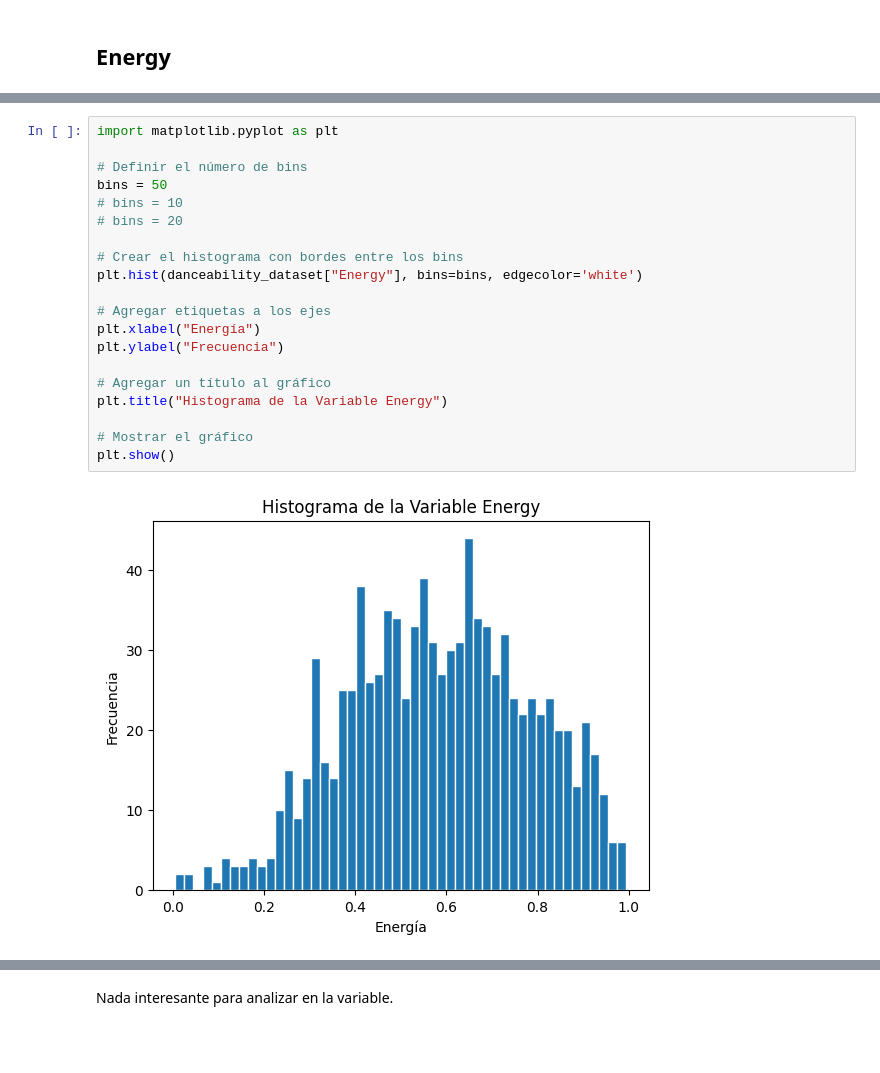
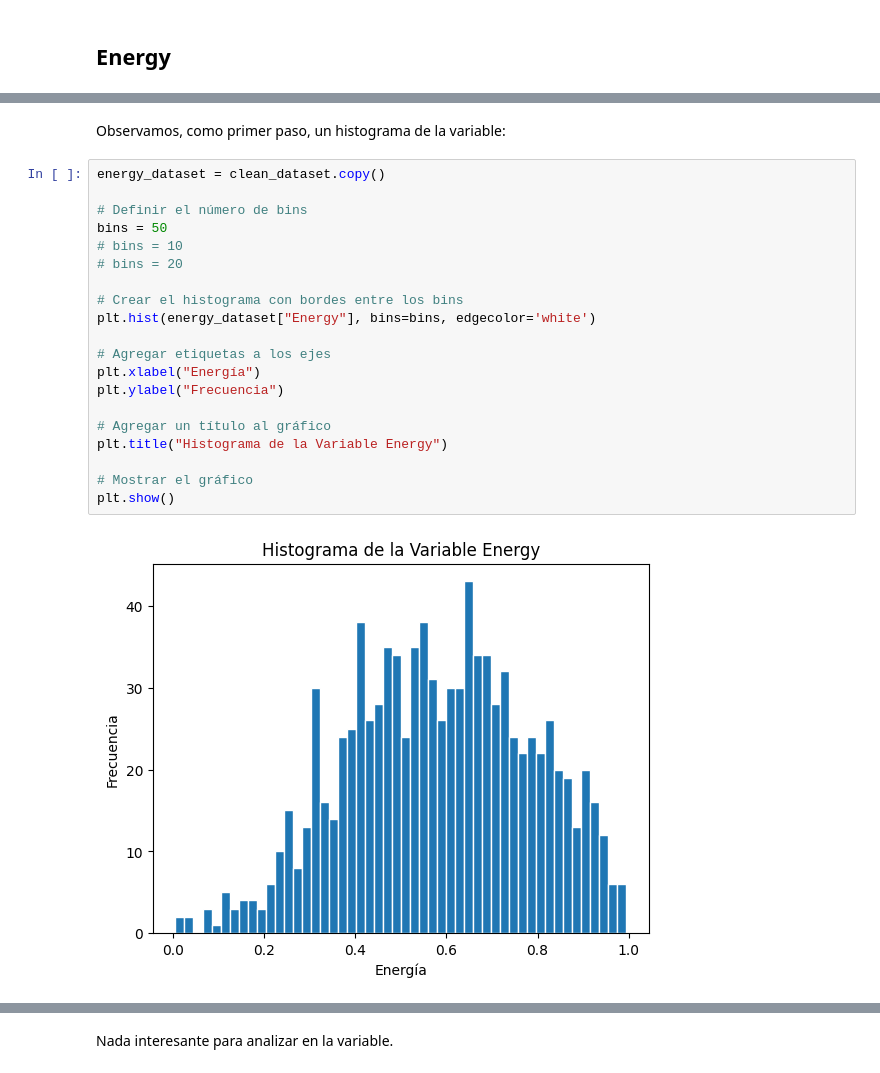
Before and after one commit to iroumec/TPE-FCD, a Jupyter notebook: Notebook.ipynb, the cells around one changed output, grey strips where cells are left out. Cells and saved outputs as stored; diff of their text form; blank space fills up the shorter version.

Commit message:
Avances - 27/09
- Método de desviación estándar para outliers.
- Corrección de Notebooks y Datasets.

```diff
--- a/Notebook.ipynb
+++ b/Notebook.ipynb
@@ -907,25 +774,27 @@ energy_dataset
+# %% [markdown]
+Observamos, como primer paso, un histograma de la variable:
 # %%
-import matplotlib.pyplot as plt
+energy_dataset = clean_dataset.copy()
 
 # Definir el número de bins
 bins = 50
 # bins = 10
 # bins = 20
 
 # Crear el histograma con bordes entre los bins
-plt.hist(danceability_dataset["Energy"], bins=bins, edgecolor='white')
+plt.hist(energy_dataset["Energy"], bins=bins, edgecolor='white')
 
 # Agregar etiquetas a los ejes
 plt.xlabel("Energía")
 plt.ylabel("Frecuencia")
 
 # Agregar un título al gráfico
 plt.title("Histograma de la Variable Energy")
 
 # Mostrar el gráfico
 plt.show()
 # %% [output]
-[figure, old version]
+[figure, new version]
 # %%
 energy_dataset[energy_dataset["Energy"] < 0.1]
 # %% [output]
```
Also changed, not shown: parts of 66 cells of this notebook, 3 other files.
